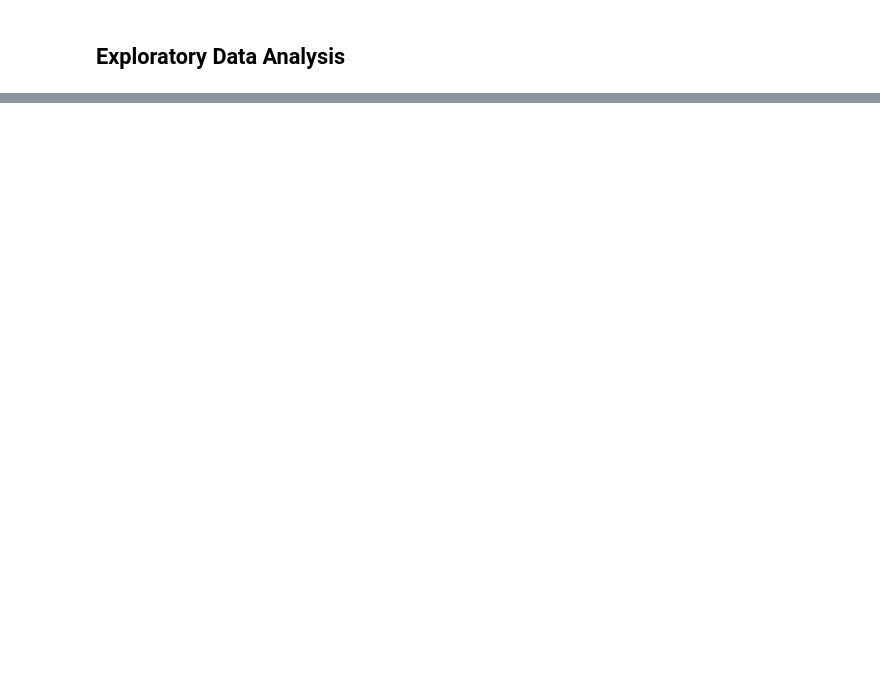
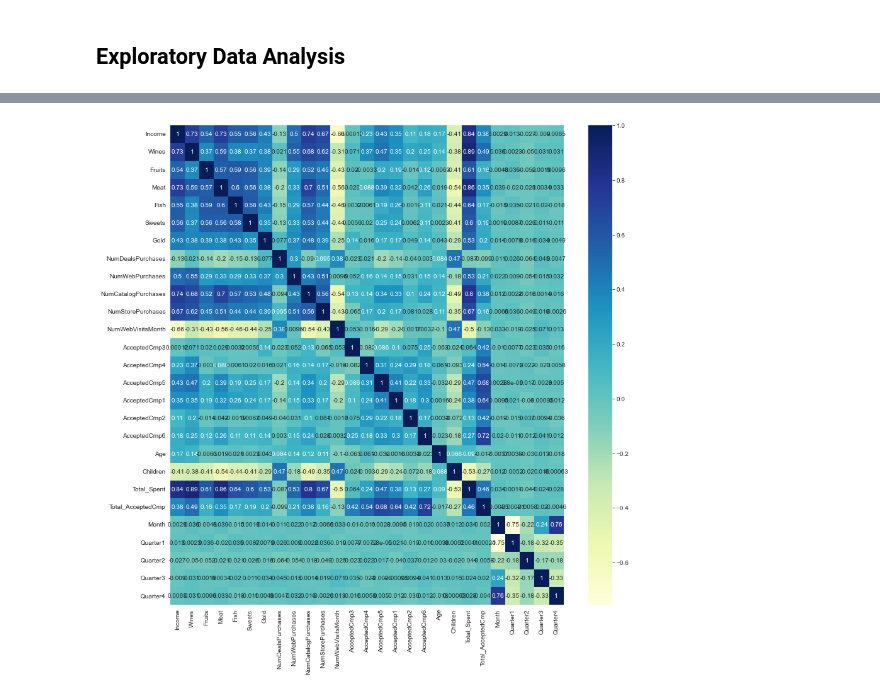
Before and after one commit to livia360/Capstone_project, a Jupyter notebook: 02_Exploratory_Data_Analysis.ipynb, the cells around one changed output, grey strips where cells are left out. Cells and saved outputs as stored; diff of their text form; code cells hidden in the pictures; blank space fills up the shorter version.

```diff
--- a/02_Exploratory_Data_Analysis.ipynb
+++ b/02_Exploratory_Data_Analysis.ipynb
@@ -504,0 +125,8 @@ but now we are predicting 68%!
+# %%
+# Call the .corr() method on the customer dataset
+corr = df.corr()
+# Make a heatmap of the data
+plt.figure(figsize=(14,14))
+sns.heatmap(corr, annot=True,cmap="YlGnBu");  # corr.style.background_gradient(cmap='viridis')
+# %% [output]
+[figure, added]
```
Also changed, not shown: parts of 91 cells of this notebook.
